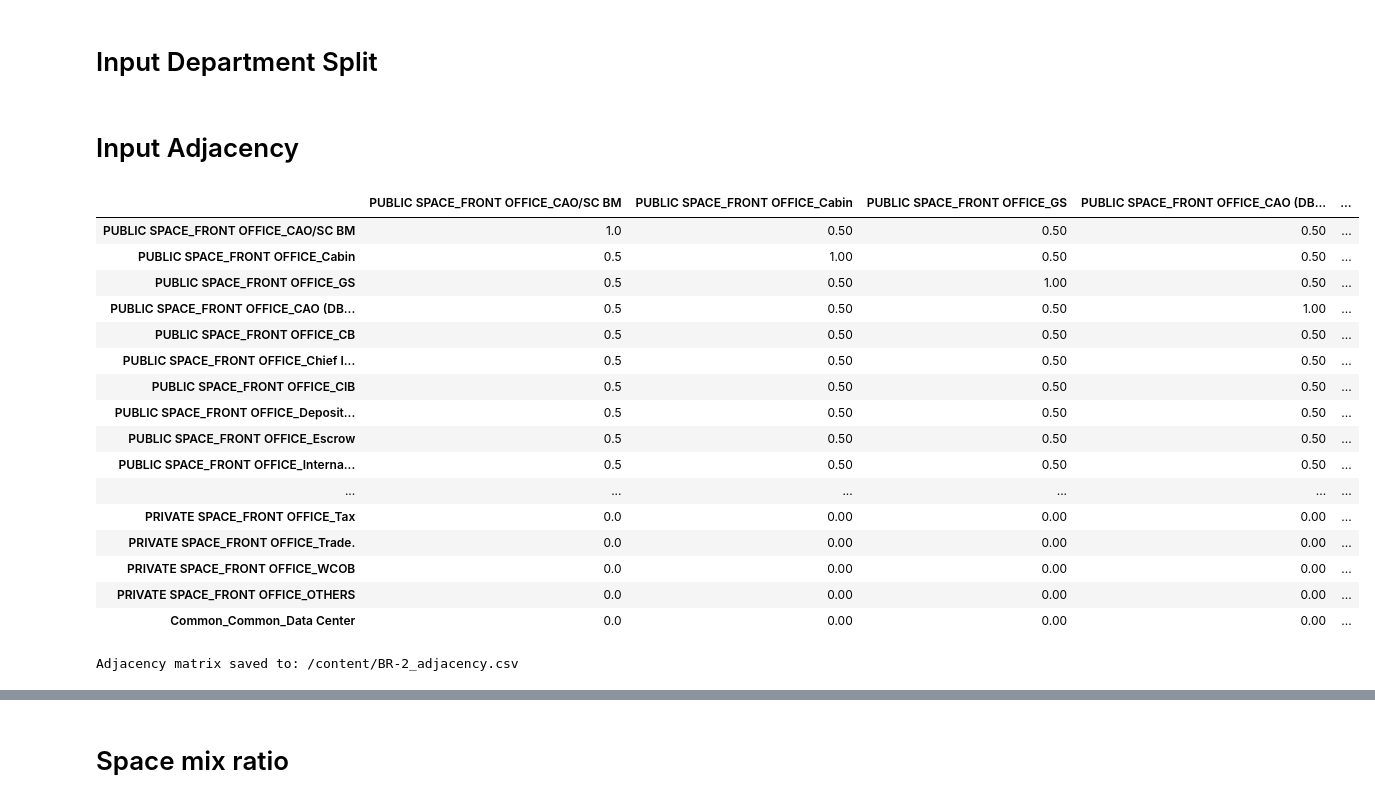
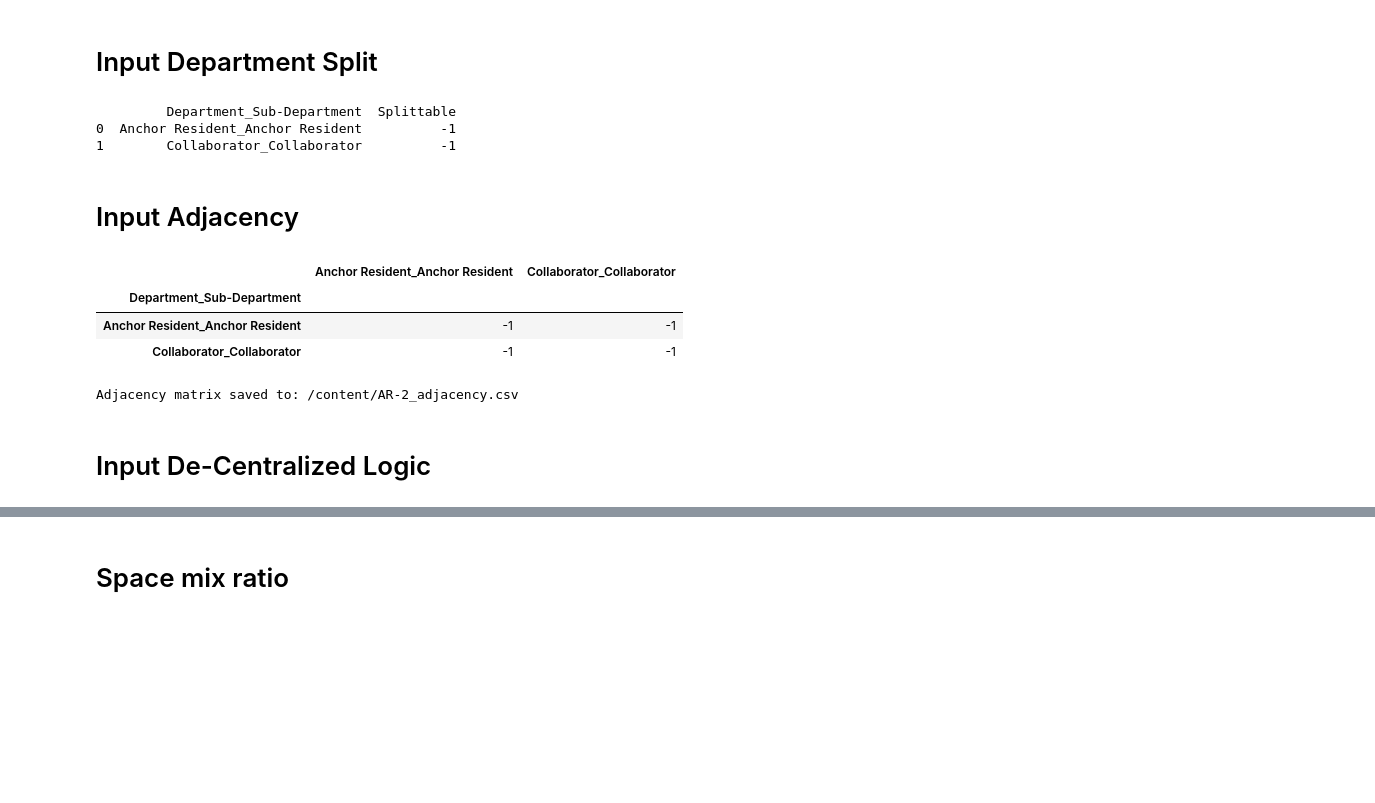
Before and after one commit to jiyanshud22/Affective-Computing, a Jupyter notebook: Code_for_B_R2.ipynb, the cells around one changed output, grey strips where cells are left out. Saved outputs shown, nothing was run; the diff lists cells and outputs as text; code cells hidden in the pictures; blank space fills up the shorter version.

```diff
--- a/Code_for_B_R2.ipynb
+++ b/Code_for_B_R2.ipynb
@@ -72,74 +75,57 @@ import pandas as pd
 import random
 
 # Load Excel data
-excel_path = '/content/BR-2.xlsx'
-department_split_data = pd.read_excel(excel_path, sheet_name=3, skiprows=1)
+excel_path = '/content/AR-2.xlsx'
+department_split_data = pd.read_excel(excel_path, sheet_name='Department Split', skiprows=1)
 
 # Rename columns if needed to ensure consistent merge key
 # For example, if the department_split_data has the column named differently:
 # department_split_data.rename(columns={'YourColumnName': 'Department_Sub-Department'}, inplace=True)
 
-# Merge the split column into all_block_data based on 'Department_Sub-Department'
 department_split_data = department_split_data.rename(
     columns={
-        'BU_Department_Sub-Department': 'Department_Sub-Department',
-        'Splittable': 'split'
+        'BU_Department_Sub-Department': 'Department_Sub-Department'
     }
 )
+print(department_split_data)
+# %% [output]
+         Department_Sub-Department  Splittable
+0  Anchor Resident_Anchor Resident          -1
+1        Collaborator_Collaborator          -1
 # %% [markdown]
 # Input Adjacency
 # %%
 import pandas as pd
 
 # Load the Excel file and select the "Adjacency" sheet
-file_path = "/content/BR-2.xlsx"
+file_path = "/content/AR-2.xlsx"
 xls = pd.ExcelFile(file_path)
 adjacency_sheet_name = [name for name in xls.sheet_names if "Adjacency" in name][0]
-raw_data = xls.parse(adjacency_sheet_name)
 
-# Extract headers for columns and row labels from row 2
-column_headers = raw_data.iloc[2, 3:].values  # department keys from column D onwards
-row_labels = raw_data.iloc[3:, 2].values      # department keys from column C
+# Parse using correct header and index
+raw_data = xls.parse(adjacency_sheet_name, header=1, index_col=0)
 
-# Extract the actual adjacency matrix values from row 4 onward and column D onward
-adjacency_matrix = raw_data.iloc[3:, 3:].values
+# Convert to numeric where possible
+adjacency_data = raw_data.apply(pd.to_numeric, errors='coerce')  # Save to global variable
 
-# Create the structured DataFrame
-adjacency_df = pd.DataFrame(adjacency_matrix, index=row_labels, columns=column_headers)
-
-# Optional: convert all values to numeric (some may be strings)
-adjacency_df = adjacency_df.apply(pd.to_numeric, errors='coerce')
-
-# Display the cleaned adjacency DataFrame
-adjacency_df.shape
+# Display
 pd.set_option('display.max_rows', None)
 pd.set_option('display.max_columns', None)
-display(adjacency_df)
+display(adjacency_data)
 # %% [output]
-|  | PUBLIC SPACE_FRONT OFFICE_CAO/SC BM | PUBLIC SPACE_FRONT OFFICE_Cabin | PUBLIC SPACE_FRONT OFFICE_GS | PUBLIC SPACE_FRONT OFFICE_CAO (DB... | ... |
-| PUBLIC SPACE_FRONT OFFICE_CAO/SC BM | 1.0 | 0.50 | 0.50 | 0.50 | ... |
-| PUBLIC SPACE_FRONT OFFICE_Cabin | 0.5 | 1.00 | 0.50 | 0.50 | ... |
-| PUBLIC SPACE_FRONT OFFICE_GS | 0.5 | 0.50 | 1.00 | 0.50 | ... |
-| PUBLIC SPACE_FRONT OFFICE_CAO (DB... | 0.5 | 0.50 | 0.50 | 1.00 | ... |
-| PUBLIC SPACE_FRONT OFFICE_CB | 0.5 | 0.50 | 0.50 | 0.50 | ... |
-| PUBLIC SPACE_FRONT OFFICE_Chief I... | 0.5 | 0.50 | 0.50 | 0.50 | ... |
-| PUBLIC SPACE_FRONT OFFICE_CIB | 0.5 | 0.50 | 0.50 | 0.50 | ... |
-| PUBLIC SPACE_FRONT OFFICE_Deposit... | 0.5 | 0.50 | 0.50 | 0.50 | ... |
-| PUBLIC SPACE_FRONT OFFICE_Escrow | 0.5 | 0.50 | 0.50 | 0.50 | ... |
-| PUBLIC SPACE_FRONT OFFICE_Interna... | 0.5 | 0.50 | 0.50 | 0.50 | ... |
-| ... | ... | ... | ... | ... | ... |
-| PRIVATE SPACE_FRONT OFFICE_Tax | 0.0 | 0.00 | 0.00 | 0.00 | ... |
-| PRIVATE SPACE_FRONT OFFICE_Trade. | 0.0 | 0.00 | 0.00 | 0.00 | ... |
-| PRIVATE SPACE_FRONT OFFICE_WCOB | 0.0 | 0.00 | 0.00 | 0.00 | ... |
-| PRIVATE SPACE_FRONT OFFICE_OTHERS | 0.0 | 0.00 | 0.00 | 0.00 | ... |
-| Common_Common_Data Center | 0.0 | 0.00 | 0.00 | 0.00 | ... |
+|  | Anchor Resident_Anchor Resident | Collaborator_Collaborator |
+| Department_Sub-Department |  |  |
+| Anchor Resident_Anchor Resident | -1 | -1 |
+| Collaborator_Collaborator | -1 | -1 |
 # %%
 # … (all your existing code creating adjacency_df)
 
 # save to CSV (includes the row labels as the first column)
-csv_path = "/content/BR-2_adjacency.csv"
-adjacency_df.to_csv(csv_path, index=True)
+csv_path = "/content/AR-2_adjacency.csv"
+adjacency_data.to_csv(csv_path, index=True)
 
 print(f"Adjacency matrix saved to: {csv_path}")
 # %% [output]
-Adjacency matrix saved to: /content/BR-2_adjacency.csv
+Adjacency matrix saved to: /content/AR-2_adjacency.csv
+# %% [markdown]
+# Input De-Centralized Logic
```
Also changed, not shown: parts of 38 cells of this notebook.
